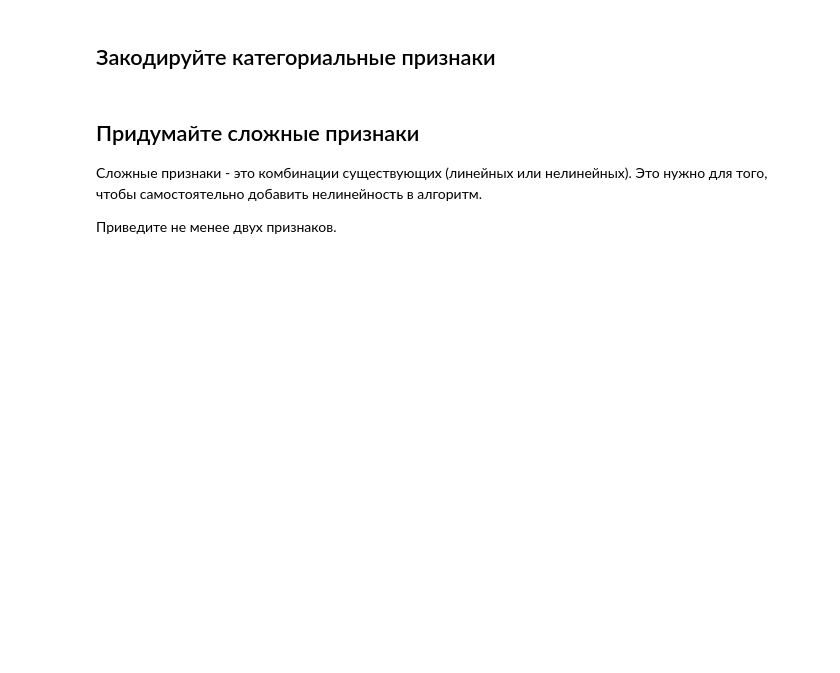
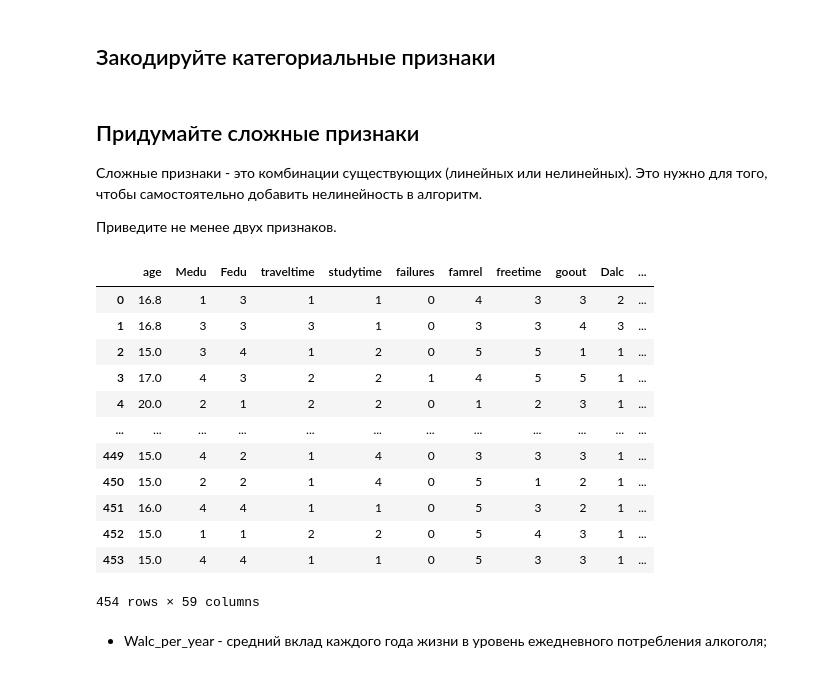
Before and after one commit to EvgrafovMichail/MIPT_ML, a Jupyter notebook: homeworks/hw_1/hw_1_EDA_preproc.ipynb, the cells around one changed output. Cells and saved outputs as stored; diff of their text form; code cells hidden in the pictures; blank space fills up the shorter version.

```diff
--- a/homeworks/hw_1/hw_1_EDA_preproc.ipynb
+++ b/homeworks/hw_1/hw_1_EDA_preproc.ipynb
@@ -735,3 +735,24 @@ df = pd.get_dummies(X_train, columns=COLUMNS_NOTNUM)
 Это нужно для того, чтобы самостоятельно добавить нелинейность в алгоритм.
 
 Приведите не менее двух признаков.
+# %%
+df['Walc_per_year'] = df['Walc'] / df['age']
+df['Dalc_per_year'] = df['Dalc'] / df['age']
+# %%
+df
+# %% [output]
+|  | age | Medu | Fedu | traveltime | studytime | failures | famrel | freetime | goout | Dalc | ... |
+| 0 | 16.8 | 1 | 3 | 1 | 1 | 0 | 4 | 3 | 3 | 2 | ... |
+| 1 | 16.8 | 3 | 3 | 3 | 1 | 0 | 3 | 3 | 4 | 3 | ... |
+| 2 | 15.0 | 3 | 4 | 1 | 2 | 0 | 5 | 5 | 1 | 1 | ... |
+| 3 | 17.0 | 4 | 3 | 2 | 2 | 1 | 4 | 5 | 5 | 1 | ... |
+| 4 | 20.0 | 2 | 1 | 2 | 2 | 0 | 1 | 2 | 3 | 1 | ... |
+| ... | ... | ... | ... | ... | ... | ... | ... | ... | ... | ... | ... |
+| 449 | 15.0 | 4 | 2 | 1 | 4 | 0 | 3 | 3 | 3 | 1 | ... |
+| 450 | 15.0 | 2 | 2 | 1 | 4 | 0 | 5 | 1 | 2 | 1 | ... |
+| 451 | 16.0 | 4 | 4 | 1 | 1 | 0 | 5 | 3 | 2 | 1 | ... |
+| 452 | 15.0 | 1 | 1 | 2 | 2 | 0 | 5 | 4 | 3 | 1 | ... |
+| 453 | 15.0 | 4 | 4 | 1 | 1 | 0 | 5 | 3 | 3 | 1 | ... |
+454 rows × 59 columns
+# %% [markdown]
+- Walc_per_year - средний вклад каждого года жизни в уровень ежедневного потребления алкоголя;
```
